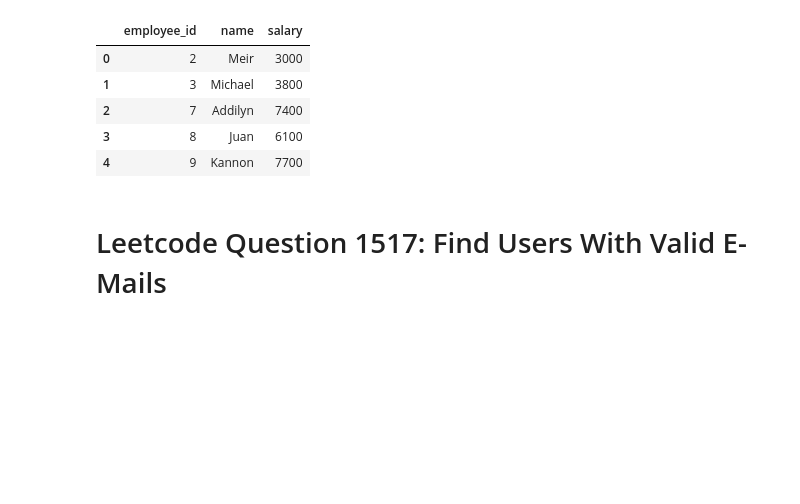
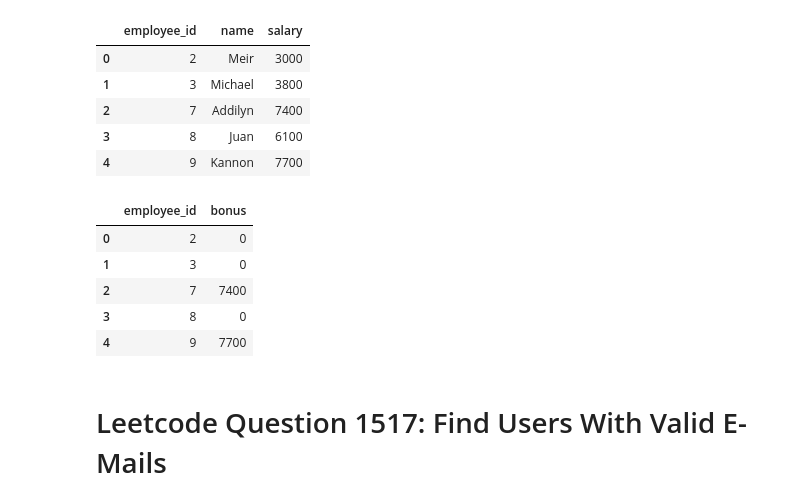
Before and after one commit to DanialArab/SQL, a Jupyter notebook: Leetcode_Database_Questions.ipynb, the cells around one changed output. Cells and saved outputs as stored; diff of their text form; code cells hidden in the pictures; blank space fills up the shorter version.

```diff
--- a/Leetcode_Database_Questions.ipynb
+++ b/Leetcode_Database_Questions.ipynb
@@ -2705,6 +2712,29 @@ FROM Employees
 | 2 | 7 | Addilyn | 7400 |
 | 3 | 8 | Juan | 6100 |
 | 4 | 9 | Kannon | 7700 |
+# %%
+pd.read_sql("""
+SELECT
+    employee_id,
+    salary AS bonus
+FROM Employees
+WHERE employee_id %2 =1 AND NOT name REGEXP '^M'
+
+UNION
+SELECT
+    employee_id,
+    0 AS bonus
+FROM Employees
+WHERE NOT(employee_id %2 =1 AND NOT name REGEXP '^M')
+ORDER BY employee_id
+""", con)
+# %% [output]
+|  | employee_id | bonus |
+| 0 | 2 | 0 |
+| 1 | 3 | 0 |
+| 2 | 7 | 7400 |
+| 3 | 8 | 0 |
+| 4 | 9 | 7700 |
 # %% [markdown]
 # Leetcode Question 1517: Find Users With Valid E-Mails
 # %%
```
Also changed, not shown: parts of 2 cells of this notebook.
